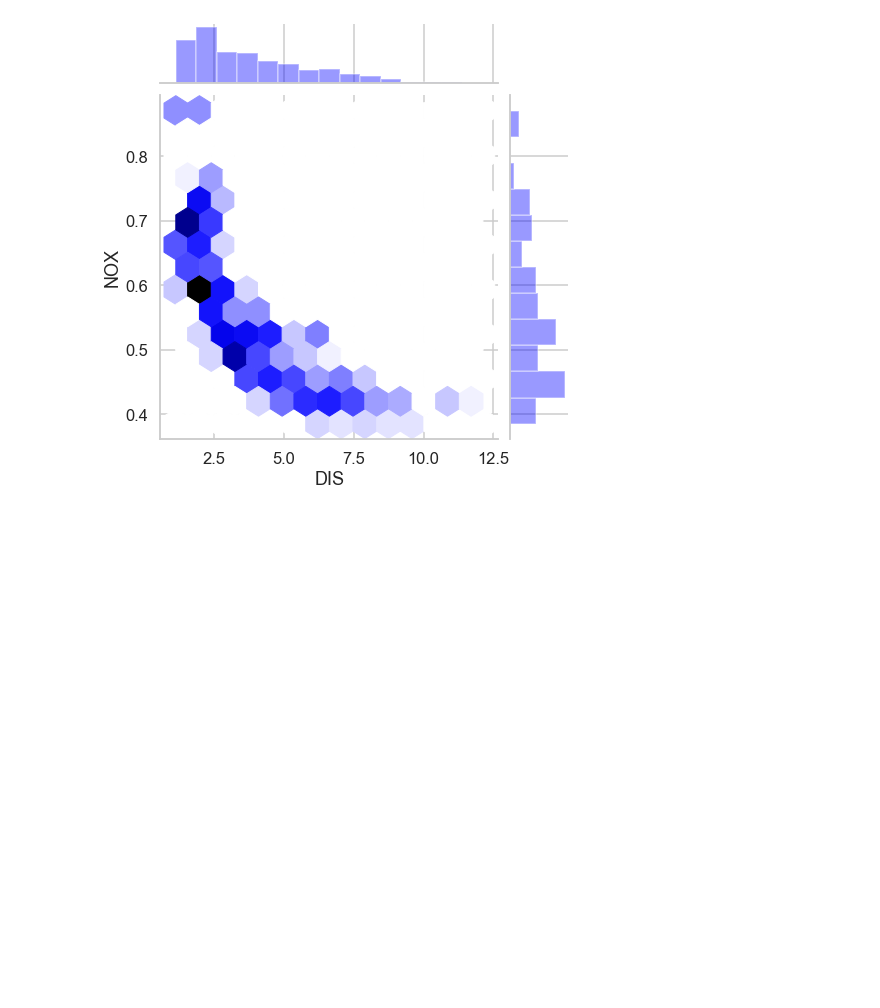
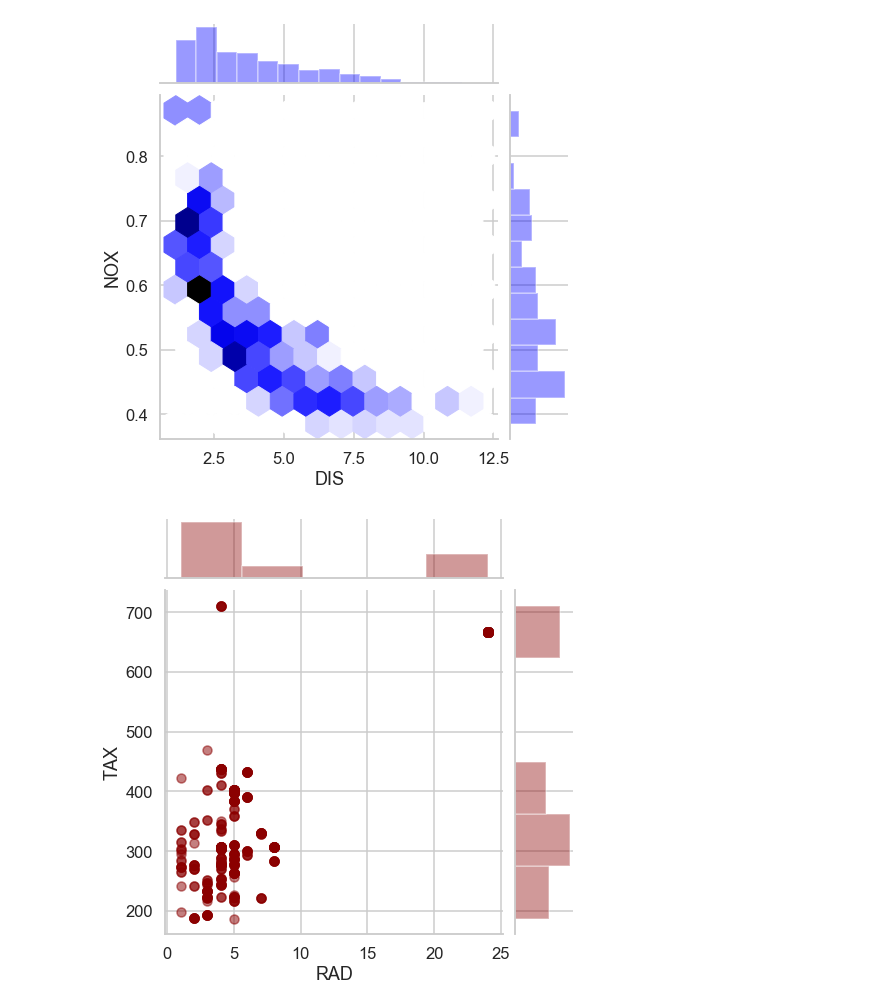
Before and after one commit to abhaypatro/House_price_predictor, a Jupyter notebook: House_price_predictor.ipynb, the cells around one changed output. Drawn from its saved outputs; the diff is of its cells as text; code cells hidden in the pictures; blank space fills up the shorter version.

```diff
--- a/House_price_predictor.ipynb
+++ b/House_price_predictor.ipynb
@@ -363,3 +363,11 @@ sns.jointplot(x=data['DIS'], y=data['NOX'], kind='hex', size=7, color='blue')
 plt.show()
 # %% [output]
 [figure]
+# %%
+sns.set() # used to reset the styles to default as jupyter notebook remembers the previously applied styles.
+sns.set_context('talk')
+sns.set_style('whitegrid')
+sns.jointplot(x=data['RAD'], y=data['TAX'], height=7, color='darkred', joint_kws={'alpha':0.5})
+plt.show()
+# %% [output]
+[figure, added]
```
Also changed, not shown: parts of 11 cells of this notebook.
